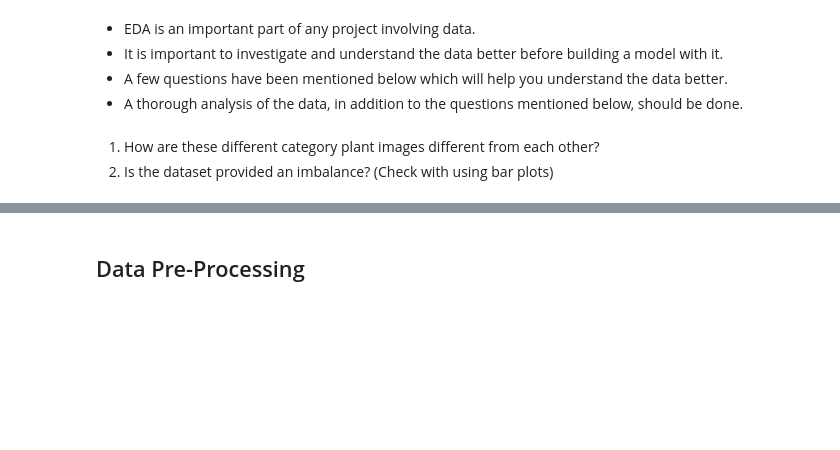
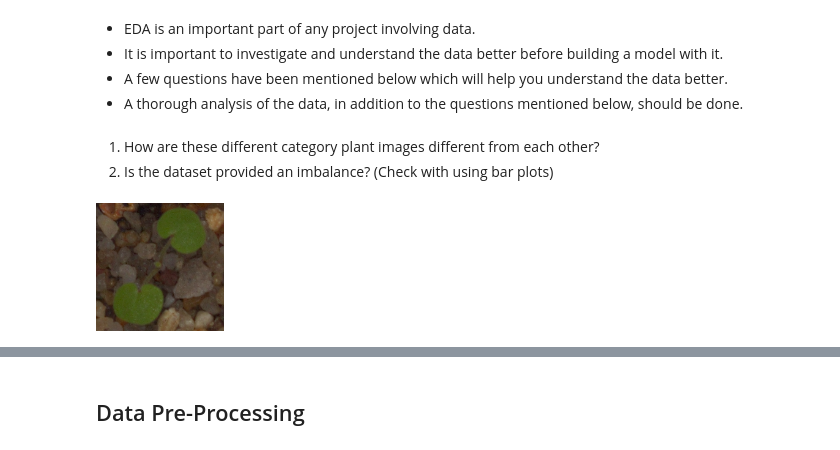
Before and after one commit to jsomerville/PGP-AI-ML-BA-UTA-JS, a Jupyter notebook: Project 5-Computer Vision/CV_Full_Code-Project 5-James Somerville.ipynb, the cells around one changed output, grey strips where cells are left out. Saved outputs shown, nothing was run; the diff lists cells and outputs as text; code cells hidden in the pictures; blank space fills up the shorter version.

```diff
--- a/Project 5-Computer Vision/CV_Full_Code-Project 5-James Somerville.ipynb
+++ b/Project 5-Computer Vision/CV_Full_Code-Project 5-James Somerville.ipynb
@@ -110,3 +113,7 @@ labels = pd.read_csv(baseDir + 'Labels.csv')
 # %% [markdown]
 1. How are these different category plant images different from each other?
 2. Is the dataset provided an imbalance? (Check with using bar plots)
+# %%
+cv2_imshow(images[5])
+# %% [output]
+[figure, added]
```
Also changed, not shown: parts of 16 cells of this notebook.
